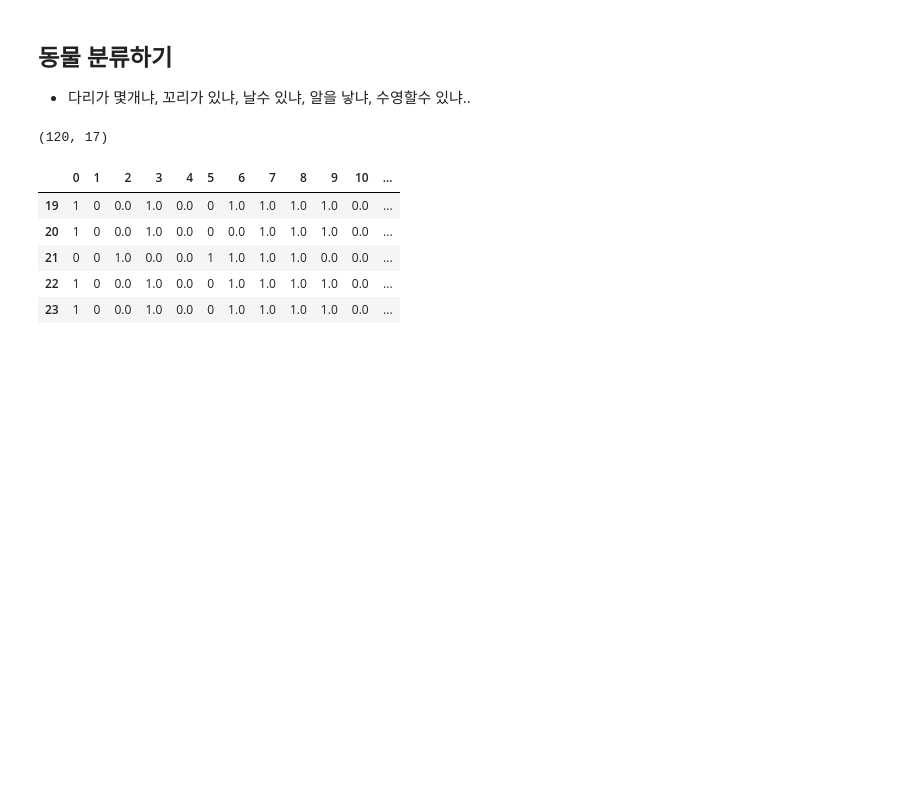
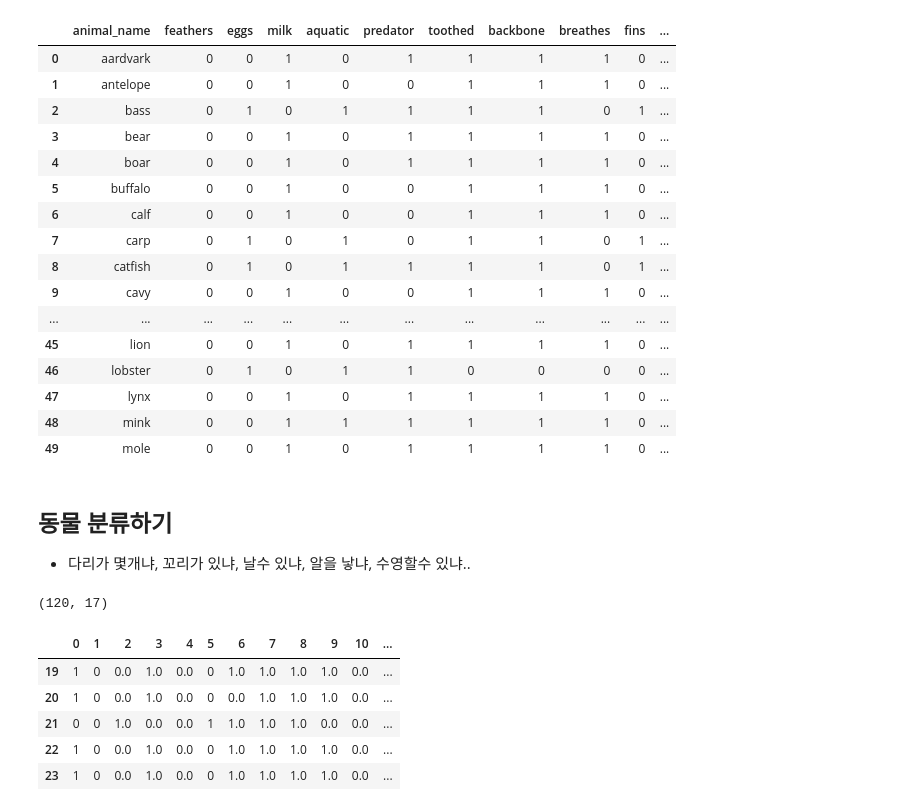
Before and after one commit to sogangori/CJ_DL, a Jupyter notebook: DL_08_multi_class_animal.ipynb, the cells around one changed output. Drawn from its saved outputs; the diff is of its cells as text; code cells hidden in the pictures; blank space fills up the shorter version.

```diff
--- a/DL_08_multi_class_animal.ipynb
+++ b/DL_08_multi_class_animal.ipynb
@@ -1,3 +1,23 @@
+# %%
+pd.read_clipboard()
+# %% [output]
+|  | animal_name | feathers | eggs | milk | aquatic | predator | toothed | backbone | breathes | fins | ... |
+| 0 | aardvark | 0 | 0 | 1 | 0 | 1 | 1 | 1 | 1 | 0 | ... |
+| 1 | antelope | 0 | 0 | 1 | 0 | 0 | 1 | 1 | 1 | 0 | ... |
+| 2 | bass | 0 | 1 | 0 | 1 | 1 | 1 | 1 | 0 | 1 | ... |
+| 3 | bear | 0 | 0 | 1 | 0 | 1 | 1 | 1 | 1 | 0 | ... |
+| 4 | boar | 0 | 0 | 1 | 0 | 1 | 1 | 1 | 1 | 0 | ... |
+| 5 | buffalo | 0 | 0 | 1 | 0 | 0 | 1 | 1 | 1 | 0 | ... |
+| 6 | calf | 0 | 0 | 1 | 0 | 0 | 1 | 1 | 1 | 0 | ... |
+| 7 | carp | 0 | 1 | 0 | 1 | 0 | 1 | 1 | 0 | 1 | ... |
+| 8 | catfish | 0 | 1 | 0 | 1 | 1 | 1 | 1 | 0 | 1 | ... |
+| 9 | cavy | 0 | 0 | 1 | 0 | 0 | 1 | 1 | 1 | 0 | ... |
+| ... | ... | ... | ... | ... | ... | ... | ... | ... | ... | ... | ... |
+| 45 | lion | 0 | 0 | 1 | 0 | 1 | 1 | 1 | 1 | 0 | ... |
+| 46 | lobster | 0 | 1 | 0 | 1 | 1 | 0 | 0 | 0 | 0 | ... |
+| 47 | lynx | 0 | 0 | 1 | 0 | 1 | 1 | 1 | 1 | 0 | ... |
+| 48 | mink | 0 | 0 | 1 | 1 | 1 | 1 | 1 | 1 | 0 | ... |
+| 49 | mole | 0 | 0 | 1 | 0 | 1 | 1 | 1 | 1 | 0 | ... |
 # %% [markdown]
 ## 동물 분류하기
 - 다리가 몇개냐, 꼬리가 있냐, 날수 있냐, 알을 낳냐, 수영할수 있냐..
```
Also changed, not shown: parts of 10 cells of this notebook.
